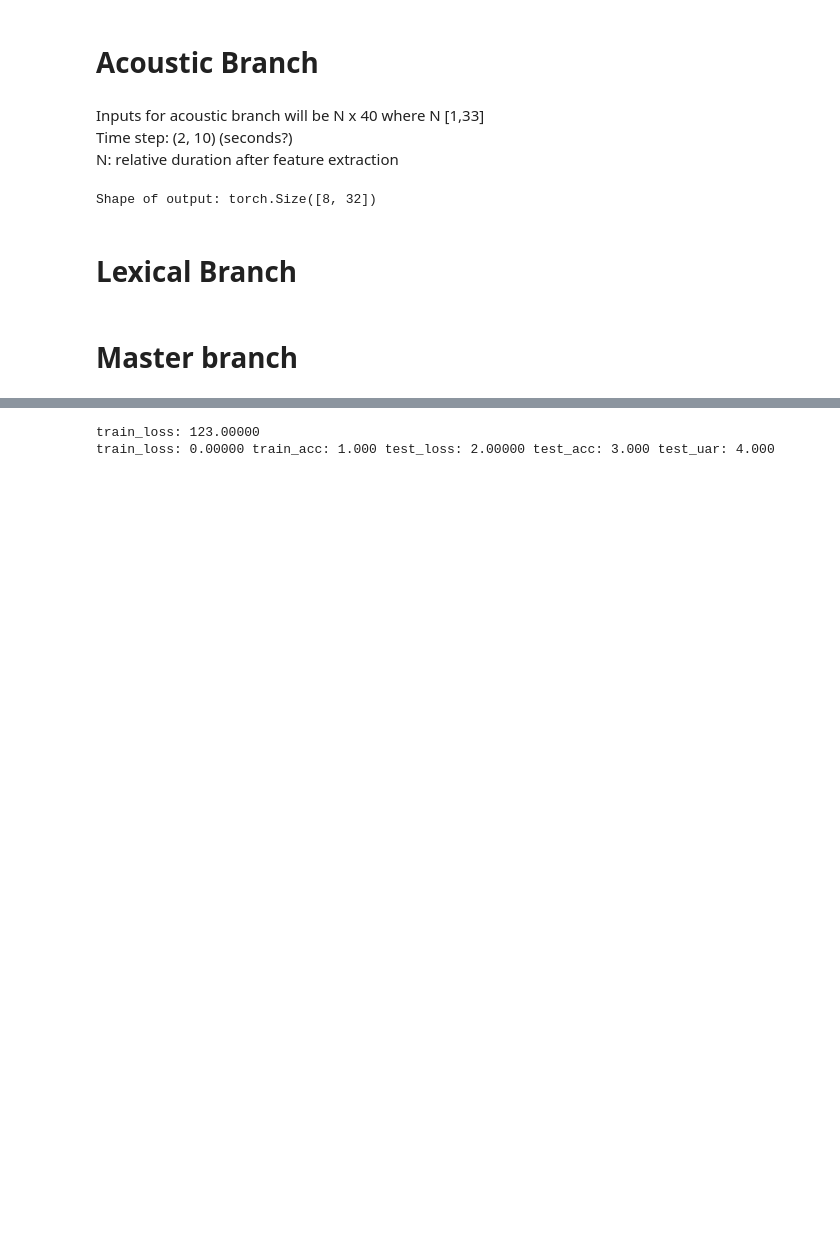
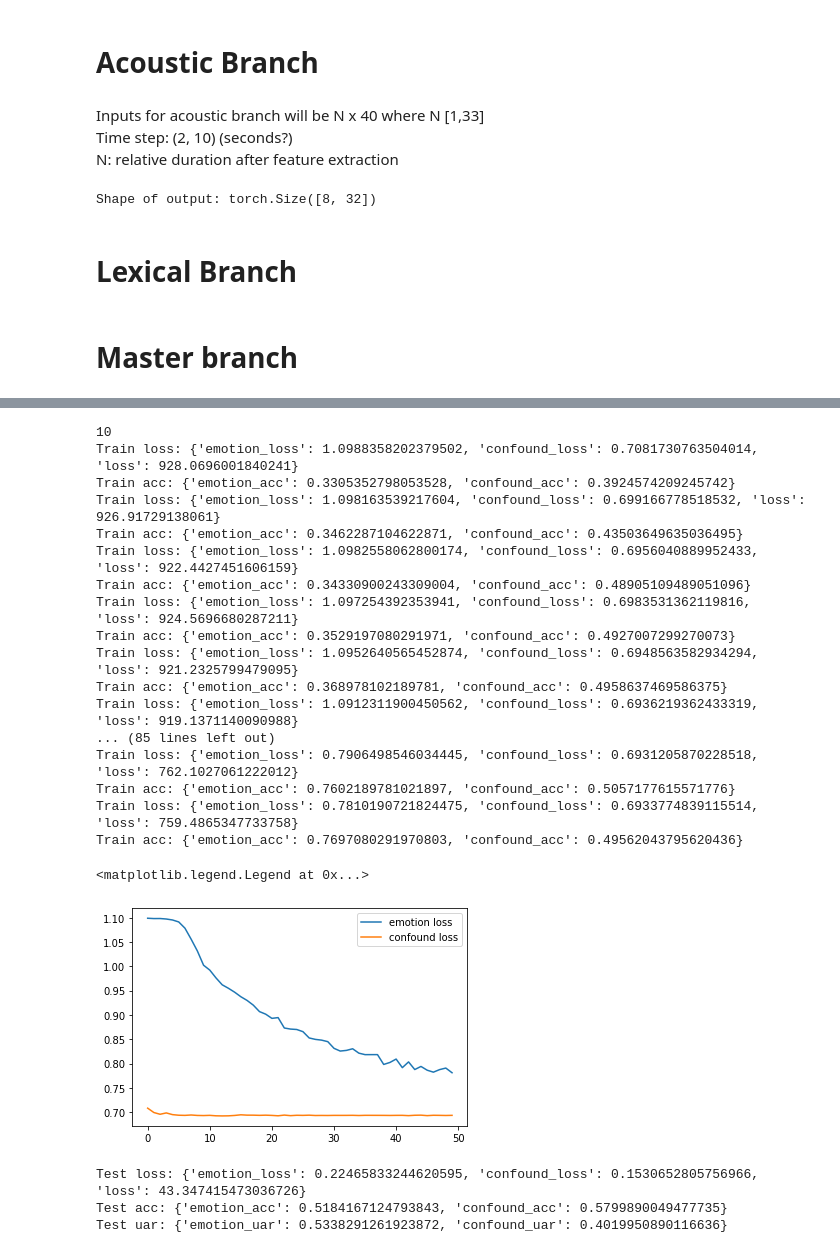
Before and after one commit to BrandonThaiTran/stressed_emotion, a Jupyter notebook: code/models.ipynb, the cells around one changed output, grey strips where cells are left out. Cells and saved outputs as stored; diff of their text form; code cells hidden in the pictures; blank space fills up the shorter version.

```diff
--- a/code/models.ipynb
+++ b/code/models.ipynb
@@ -161,8 +162,8 @@ class MasterNet(nn.Module):
 #             self.fc =
 
         # confound classifier -- to implement
-        self.grl = GradientReversal(lambda_ = -1)
-        self.dense_con = nn.Linear(width, 2)
+        self.grl = GradientReversal(lambda_ = grl_lambda)
+        self.dense_conv = nn.Linear(width, 2)
 #         self.dense2_con = None
 
 
@@ -212,10 +213,11 @@ class MasterNet(nn.Module):
     def confound_model(self, x):
 #         x = self.grl.apply(x)
         x = self.grl(x)
-        x = self.dense_con(x)
+        x = self.dense_conv(x)
         x = self.softmax(x)
         return x
 
+    # For emotion
     def recognizer(self, x):
 #         print(x.shape)
         x = self.relu(self.fc_1(x))
@@ -343,17 +348 @@ hi = 'train_loss: {0:.5f}'.format(train_loss)
-# %%
-train_loss = 0
-train_acc = 1
-test_loss = 2
-test_acc = 3
-test_uar = 4
-hi = 'train_loss: {0:.5f}'.format(123)
-print(hi)
-print('train_loss: {0:.5f}'.format(train_loss),
-                    'train_acc: {0:.3f}'.format(train_acc),
-                    'test_loss: {val:.5f}'.format(val=test_loss),
-                    'test_acc: {val:.3f}'.format(val=test_acc),
-                    'test_uar: {0:.3f}'.format(test_uar))
-# %% [output]
-train_loss: 123.00000
-train_loss: 0.00000 train_acc: 1.000 test_loss: 2.00000 test_acc: 3.000 test_uar: 4.000
 # %%
@@ -479,9 +467,8 @@ def train(train_loader, model, optimizer, criterion, device, verbose = False):
     avg_acc = (emotion_acc + confound_acc) / 2
 
     train_acc = {'emotion_acc': emotion_acc,
-                  'confound_acc': confound_acc,
-                  'avg_acc': avg_acc
-                 }
+                  'confound_acc': confound_acc
+                }
 
     return train_loss, train_acc
 # %%
@@ -606,38 +589,64 @@ def init_weights(m):
         if m.bias is not None:
             m.bias.data.fill_(0.01)
 # %%
-# emotion_recognizer = net.Model(opt)
-emotion_recognizer = MasterNet(acoustic_modality = True, lexical_modality = True, visual_modality = False)
+emotion_recognizer = MasterNet(acoustic_modality = True, lexical_modality = True, visual_modality = False, grl_lambda = 10)
 init_weights(emotion_recognizer)
 for param in emotion_recognizer.parameters():
     param.requires_grad = True
 emotion_recognizer.to(device)
 
 learning_rate = 1e-4
 optimizer = torch.optim.Adam(emotion_recognizer.parameters(), lr=learning_rate)
 lr_schedule = torch.optim.lr_scheduler.ReduceLROnPlateau(optimizer, patience=1)
 criterion = torch.nn.CrossEntropyLoss()
 
 train_dataset_file_path = '../dataset/IEMOCAP/0/train.csv'
 train_loader = datasets.get_dataloader(train_dataset_file_path, 'train')
 test_dataset_file_path = '../dataset/IEMOCAP/0/test.csv'
 test_loader = datasets.get_dataloader(test_dataset_file_path, 'test')
 
 emotion_loss = []
 confound_loss = []
 loss = []
-epochs = 5
+epochs = 50
 for epoch in range(epochs):
     train_loss, train_acc = train(train_loader, emotion_recognizer, optimizer, criterion, device)
     emotion_loss.append(train_loss['emotion_loss'])
     confound_loss.append(train_loss['confound_loss'])
     loss.append(train_loss['loss'])
-    print(train_acc)
+    print(f'Train loss: {train_loss}')
+    print(f'Train acc: {train_acc}')
 
-plt.plot(loss, label = 'train loss')
+# plt.plot(range(epochs), loss, label = 'train loss')
 plt.plot(range(epochs), emotion_loss, label = 'emotion loss')
 plt.plot(range(epochs), confound_loss, label = 'confound loss')
 plt.legend()
-
-test_loss, test_acc, test_uar = test(test_loader, emotion_recognizer, criterion, device)
-print(test_acc)
+# %% [output]
+10
+Train loss: {'emotion_loss': 1.0988358202379502, 'confound_loss': 0.7081730763504014, 'loss': 928.0696001840241}
+Train acc: {'emotion_acc': 0.3305352798053528, 'confound_acc': 0.3924574209245742}
+Train loss: {'emotion_loss': 1.098163539217604, 'confound_loss': 0.699166778518532, 'loss': 926.91729138061}
+Train acc: {'emotion_acc': 0.3462287104622871, 'confound_acc': 0.43503649635036495}
+Train loss: {'emotion_loss': 1.0982558062800174, 'confound_loss': 0.6956040889952433, 'loss': 922.4427451606159}
+Train acc: {'emotion_acc': 0.34330900243309004, 'confound_acc': 0.48905109489051096}
+Train loss: {'emotion_loss': 1.097254392353941, 'confound_loss': 0.6983531362119816, 'loss': 924.5696680287211}
+Train acc: {'emotion_acc': 0.3529197080291971, 'confound_acc': 0.4927007299270073}
+Train loss: {'emotion_loss': 1.0952640565452874, 'confound_loss': 0.6948563582934294, 'loss': 921.2325799479095}
+Train acc: {'emotion_acc': 0.368978102189781, 'confound_acc': 0.4958637469586375}
+Train loss: {'emotion_loss': 1.0912311900450562, 'confound_loss': 0.6936219362433319, 'loss': 919.1371140090988}
+... (85 lines left out)
+Train loss: {'emotion_loss': 0.7906498546034445, 'confound_loss': 0.6931205870228518, 'loss': 762.1027061222012}
+Train acc: {'emotion_acc': 0.7602189781021897, 'confound_acc': 0.5057177615571776}
+Train loss: {'emotion_loss': 0.7810190721824475, 'confound_loss': 0.6933774839115514, 'loss': 759.4865347733758}
+Train acc: {'emotion_acc': 0.7697080291970803, 'confound_acc': 0.49562043795620436}
+<matplotlib.legend.Legend at 0x...>
+[figure, added]
+# %%
+test_loss, test_acc, test_uar = test(test_loader, emotion_recognizer, criterion, device)
+print(f'Test loss: {test_loss}')
+print(f'Test acc: {test_acc}')
+print(f'Test uar: {test_uar}')
+# %% [output]
+Test loss: {'emotion_loss': 0.22465833244620595, 'confound_loss': 0.1530652805756966, 'loss': 43.347415473036726}
+Test acc: {'emotion_acc': 0.5184167124793843, 'confound_acc': 0.5799890049477735}
+Test uar: {'emotion_uar': 0.5338291261923872, 'confound_uar': 0.4019950890116636}
```
Also changed, not shown: parts of 19 cells of this notebook.
